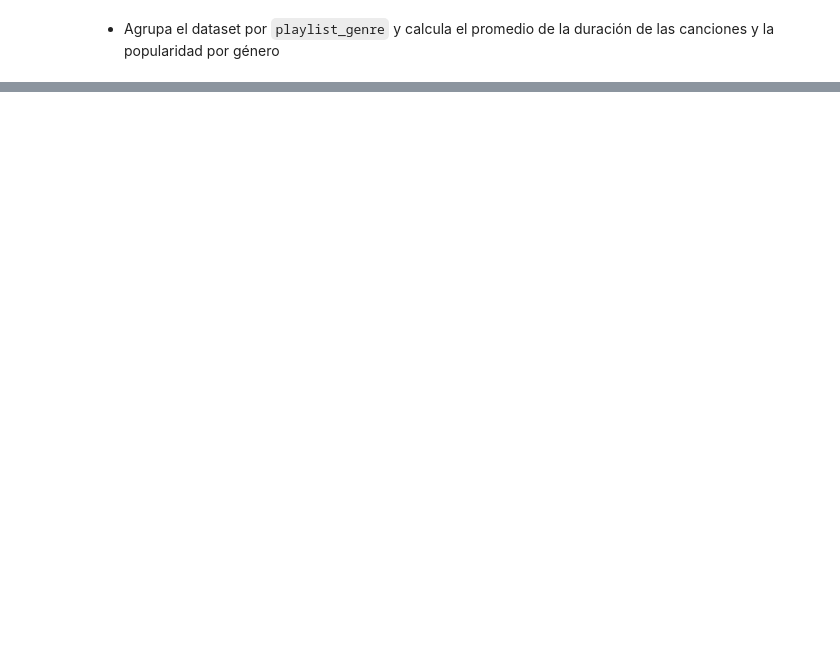
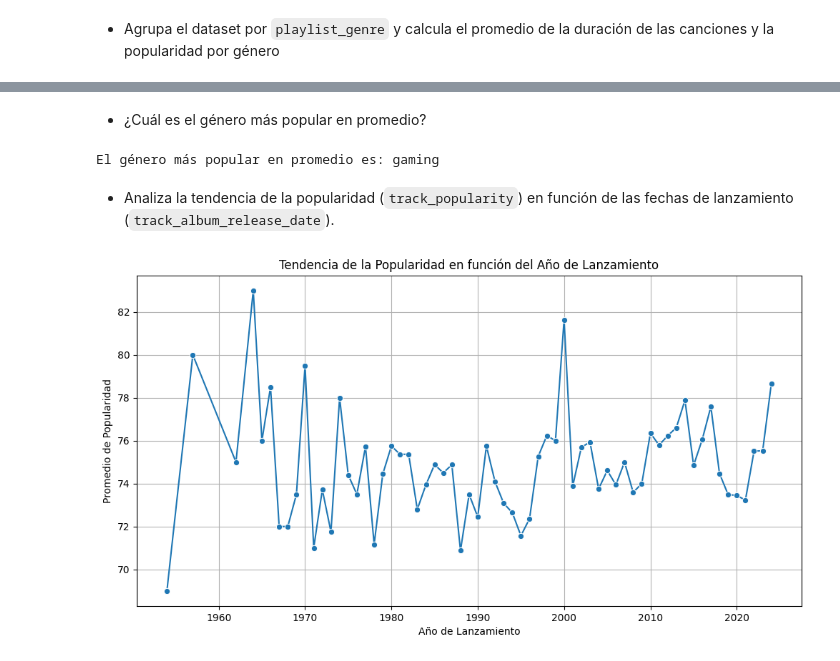
Before and after one commit to Eurobeater/cursoBigDataIA, a Jupyter notebook: Programacion de Inteligencia Artificial/2EV/Python - Pandas/bateria_ejercicios_pandas/bateria_ejercicios_pandas.ipynb, the cells around one changed output, grey strips where cells are left out. Cells and saved outputs as stored; diff of their text form; code cells hidden in the pictures; blank space fills up the shorter version.

```diff
--- a/Programacion de Inteligencia Artificial/2EV/Python - Pandas/bateria_ejercicios_pandas/bateria_ejercicios_pandas.ipynb
+++ b/Programacion de Inteligencia Artificial/2EV/Python - Pandas/bateria_ejercicios_pandas/bateria_ejercicios_pandas.ipynb
@@ -429,0 +450,33 @@ genre_stats
+# %% [markdown]
+- ¿Cuál es el género más popular en promedio?
+# %%
+# prompt: ¿Cuál es el género más popular en promedio?
+
+# Encuentra el género con la mayor popularidad promedio
+most_popular_genre = genre_stats['track_popularity'].idxmax()
+print(f"El género más popular en promedio es: {most_popular_genre}")
+
+# .idmax() devuelve el indice del valor maximo en la Serie. En ete caso, devuelve el género con el promedio mas alto de popularidad (vease código anterior)
+# %% [output]
+El género más popular en promedio es: gaming
+# %% [markdown]
+- Analiza la tendencia de la popularidad (`track_popularity`) en función de las fechas de lanzamiento (`track_album_release_date`).
+# %%
+# GPT
+# Agrupar por año de lanzamiento y calcular el promedio de popularidad
+df['release_year'] = df['track_album_release_date'].dt.year
+trend_data = df.groupby('release_year')['track_popularity'].mean().reset_index()
+
+# Graficar la tendencia
+plt.figure(figsize=(12, 6))
+sns.lineplot(x='release_year', y='track_popularity', data=trend_data, marker='o')
+plt.xlabel('Año de Lanzamiento')
+plt.ylabel('Promedio de Popularidad')
+plt.title('Tendencia de la Popularidad en función del Año de Lanzamiento')
+plt.grid(True)
+plt.show()
+
+# Usamos .dt.year para extraer el año de la columna datetime.
+# Agrupamos los datos por el año de lanzamiento y calculamos el promedio de la columna track_popularity.
+# %% [output]
+[figure, added]
```
Also changed, not shown: parts of 11 cells of this notebook, 1 other file.
